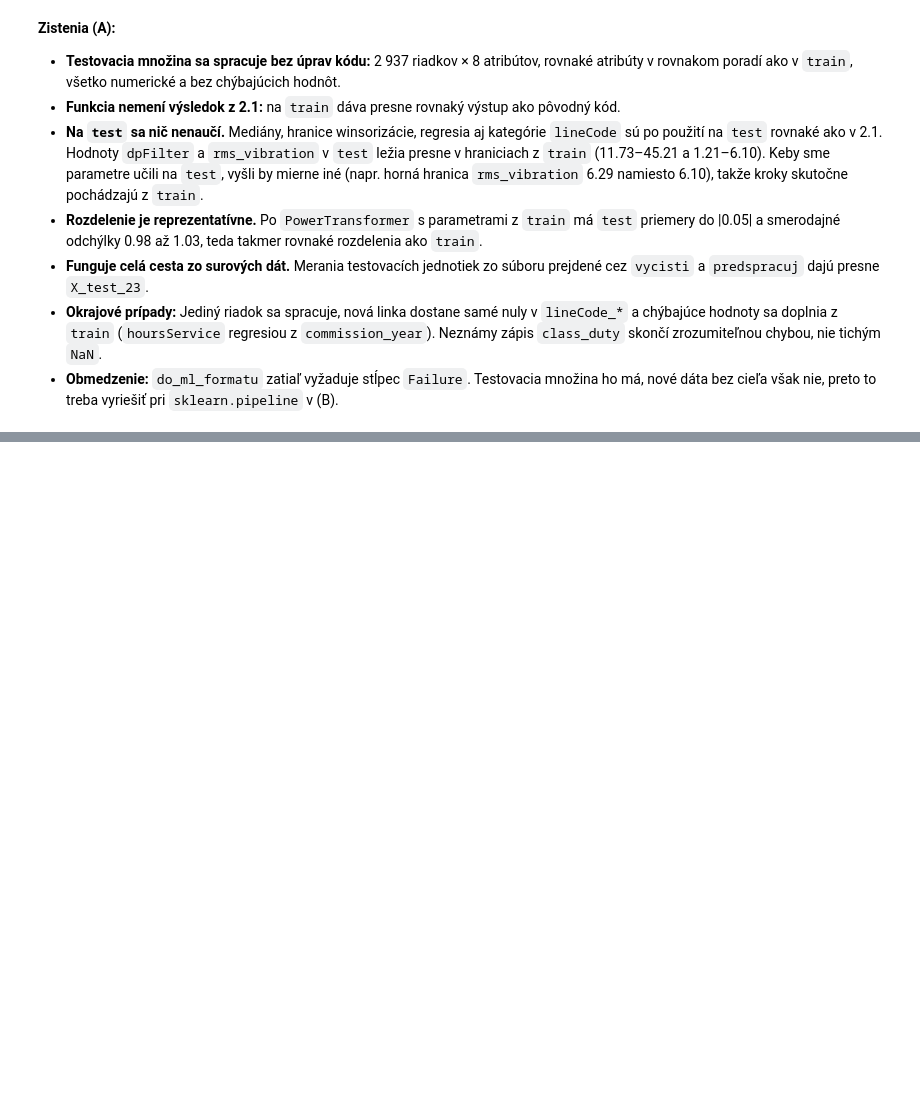
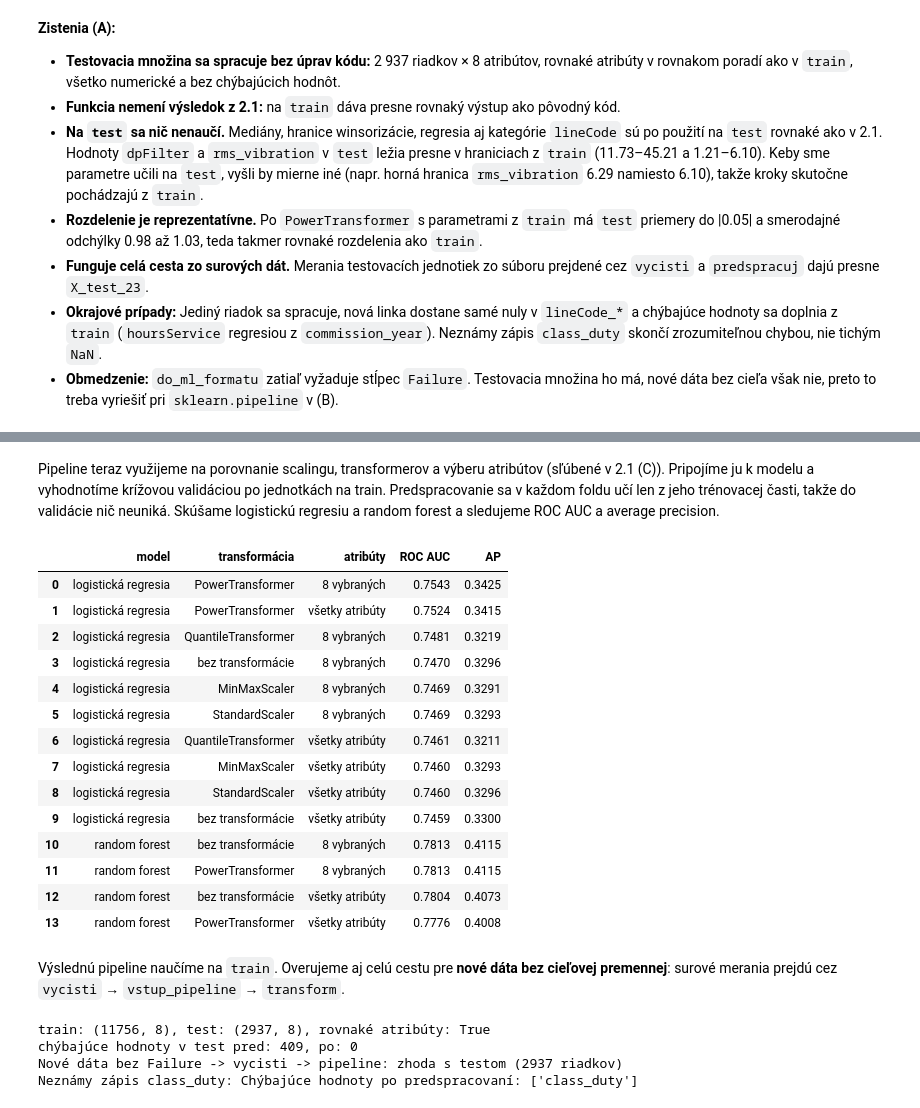
Before and after one commit to deno555/iau_projekt, a Jupyter notebook: IAU_projekt.ipynb, the cells around one changed output, grey strips where cells are left out. Drawn from its saved outputs; the diff is of its cells as text; code cells hidden in the pictures; blank space fills up the shorter version.

```diff
--- a/IAU_projekt.ipynb
+++ b/IAU_projekt.ipynb
@@ -1715,0 +1773,70 @@ Uložené: vystup/test_2_3.csv (2937, 9)
+# %% [markdown]
+Pipeline teraz využijeme na porovnanie scalingu, transformerov a výberu atribútov (sľúbené v 2.1 (C)). Pripojíme ju k modelu a vyhodnotíme krížovou validáciou po jednotkách na train.  Predspracovanie sa v každom foldu učí len z jeho trénovacej časti, takže do validácie nič neuniká. Skúšame logistickú regresiu a random forest a sledujeme ROC AUC a average precision.
+# %%
+import warnings
+from sklearn.exceptions import ConvergenceWarning
+# bez scalingu logistická regresia (hoursService v desaťtisícoch) úplne nekonverguje
+warnings.filterwarnings("ignore", category=ConvergenceWarning)
+
+delenia_cv = list(StratifiedGroupKFold(n_splits=5, shuffle=True, random_state=42)
+                  .split(X_train_raw, y_train, groups=train["unit_num"]))
+varianty = {"bez transformácie": None, "StandardScaler": StandardScaler(), "MinMaxScaler": MinMaxScaler(),
+            "PowerTransformer": PowerTransformer(),
+            "QuantileTransformer": QuantileTransformer(output_distribution="normal", random_state=42)}
+modely = {"logistická regresia": lambda: LogisticRegression(class_weight="balanced", max_iter=2000),
+          "random forest": lambda: RandomForestClassifier(n_estimators=200, max_depth=8, min_samples_leaf=20,
+                                                          class_weight="balanced_subsample", n_jobs=-1, random_state=42)}
+riadky = []
+for model_nazov, vyrob_model in modely.items():
+    for nazov, t in varianty.items():
+        if model_nazov == "random forest" and nazov not in ("bez transformácie", "PowerTransformer"):
+            continue                                   # stromy mierku nepotrebujú, stačia krajné prípady
+        for vyber_nazov, vyber in [("všetky atribúty", None), (f"{len(vybrane_atributy)} vybraných", vybrane_atributy)]:
+            pipe = Pipeline([("predspracovanie", zostav_pipeline(t, vyber)), ("model", vyrob_model())])
+            r = cross_validate(pipe, X_train_raw, y_train, cv=delenia_cv,
+                               scoring={"auc": "roc_auc", "ap": "average_precision"})
+            riadky.append({"model": model_nazov, "transformácia": nazov, "atribúty": vyber_nazov,
+                           "ROC AUC": r["test_auc"].mean(), "AP": r["test_ap"].mean()})
+vysledky_23 = pd.DataFrame(riadky)
+display(vysledky_23.sort_values(["model", "ROC AUC"], ascending=[True, False]).round(4).reset_index(drop=True))
+# %% [output]
+|  | model | transformácia | atribúty | ROC AUC | AP |
+| 0 | logistická regresia | PowerTransformer | 8 vybraných | 0.7543 | 0.3425 |
+| 1 | logistická regresia | PowerTransformer | všetky atribúty | 0.7524 | 0.3415 |
+| 2 | logistická regresia | QuantileTransformer | 8 vybraných | 0.7481 | 0.3219 |
+| 3 | logistická regresia | bez transformácie | 8 vybraných | 0.7470 | 0.3296 |
+| 4 | logistická regresia | MinMaxScaler | 8 vybraných | 0.7469 | 0.3291 |
+| 5 | logistická regresia | StandardScaler | 8 vybraných | 0.7469 | 0.3293 |
+| 6 | logistická regresia | QuantileTransformer | všetky atribúty | 0.7461 | 0.3211 |
+| 7 | logistická regresia | MinMaxScaler | všetky atribúty | 0.7460 | 0.3293 |
+| 8 | logistická regresia | StandardScaler | všetky atribúty | 0.7460 | 0.3296 |
+| 9 | logistická regresia | bez transformácie | všetky atribúty | 0.7459 | 0.3300 |
+| 10 | random forest | bez transformácie | 8 vybraných | 0.7813 | 0.4115 |
+| 11 | random forest | PowerTransformer | 8 vybraných | 0.7813 | 0.4115 |
+| 12 | random forest | bez transformácie | všetky atribúty | 0.7804 | 0.4073 |
+| 13 | random forest | PowerTransformer | všetky atribúty | 0.7776 | 0.4008 |
+# %% [markdown]
+Výslednú pipeline naučíme na `train`. Overujeme aj celú cestu pre **nové dáta bez cieľovej premennej**: surové merania prejdú cez `vycisti` → `vstup_pipeline` → `transform`.
+# %%
+predspracovanie = zostav_pipeline(PowerTransformer(), vybrane_atributy).fit(X_train_raw)
+X_train_ml, X_test_ml = predspracovanie.transform(X_train_raw), predspracovanie.transform(X_test_raw)
+print(f"train: {X_train_ml.shape}, test: {X_test_ml.shape}, rovnaké atribúty: {list(X_train_ml.columns) == list(X_test_ml.columns)}")
+print(f"chýbajúce hodnoty v test pred: {int(X_test_raw.isna().sum().sum())}, po: {int(X_test_ml.isna().sum().sum())}")
+
+# nové dáta zo súboru, bez stĺpca Failure
+nove = readings_raw[readings_raw["unit_id"].str.extract(r"(\d+)")[0].astype(int).isin(set(test["unit_num"]))].drop(columns="Failure")
+X_nove = predspracovanie.transform(vstup_pipeline(vycisti(nove, units_raw)))
+pd.testing.assert_frame_equal(X_nove, X_test_ml)
+print(f"Nové dáta bez Failure -> vycisti -> pipeline: zhoda s testom ({X_nove.shape[0]} riadkov)")
+
+# neznámy zápis class_duty musí skončiť chybou
+riadok = test.iloc[[0]].assign(class_duty="extra")
+try:
+    predspracovanie.transform(vstup_pipeline(riadok))
+except ValueError as e:
+    print("Neznámy zápis class_duty:", e)
+# %% [output]
+train: (11756, 8), test: (2937, 8), rovnaké atribúty: True
+chýbajúce hodnoty v test pred: 409, po: 0
+Nové dáta bez Failure -> vycisti -> pipeline: zhoda s testom (2937 riadkov)
+Neznámy zápis class_duty: Chýbajúce hodnoty po predspracovaní: ['class_duty']
```
Also changed, not shown: parts of 4 cells of this notebook.
